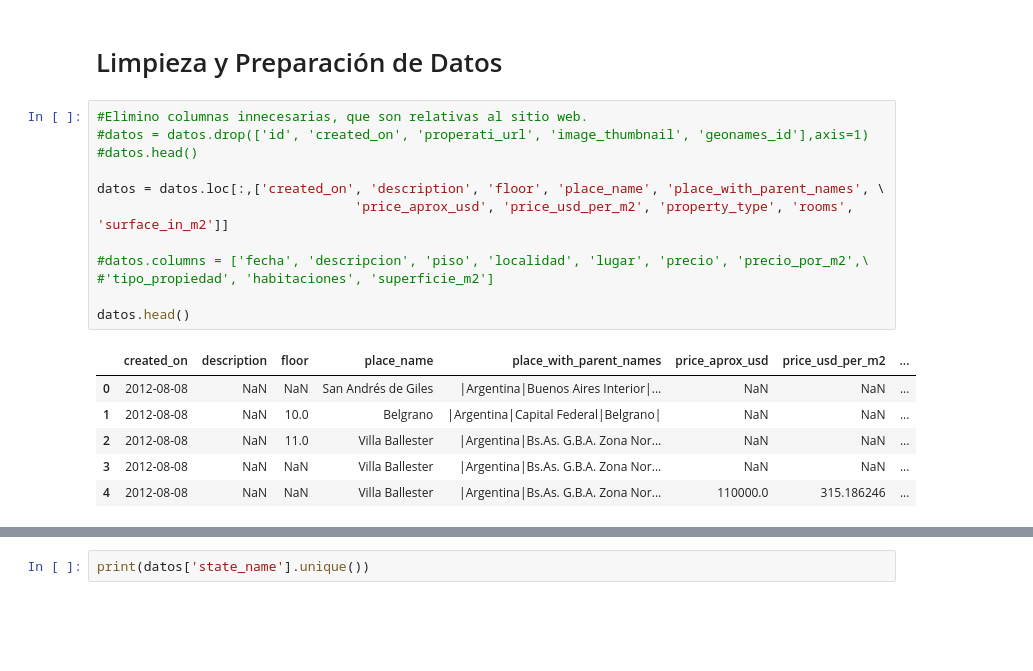
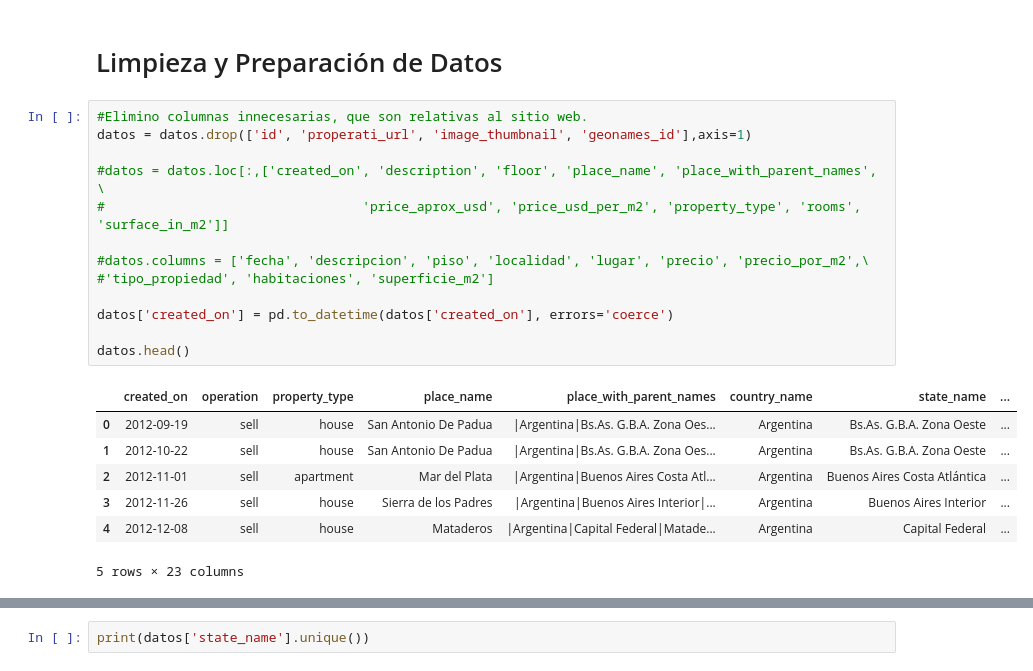
Before and after one commit to NicoGallegos/tpdatos, a Jupyter notebook: TP 1.ipynb, the cells around one changed output, grey strips where cells are left out. Saved outputs shown, nothing was run; the diff lists cells and outputs as text; blank space fills up the shorter version.

```diff
--- a/TP 1.ipynb
+++ b/TP 1.ipynb
@@ -57,23 +57,25 @@ memory usage: 265.8+ MB
 # Limpieza y Preparación de Datos
 # %%
 #Elimino columnas innecesarias, que son relativas al sitio web.
-#datos = datos.drop(['id', 'created_on', 'properati_url', 'image_thumbnail', 'geonames_id'],axis=1)
-#datos.head()
+datos = datos.drop(['id', 'properati_url', 'image_thumbnail', 'geonames_id'],axis=1)
 
-datos = datos.loc[:,['created_on', 'description', 'floor', 'place_name', 'place_with_parent_names', \
-                                 'price_aprox_usd', 'price_usd_per_m2', 'property_type', 'rooms', 'surface_in_m2']]
+#datos = datos.loc[:,['created_on', 'description', 'floor', 'place_name', 'place_with_parent_names', \
+#                                 'price_aprox_usd', 'price_usd_per_m2', 'property_type', 'rooms', 'surface_in_m2']]
 
 #datos.columns = ['fecha', 'descripcion', 'piso', 'localidad', 'lugar', 'precio', 'precio_por_m2',\
 #'tipo_propiedad', 'habitaciones', 'superficie_m2']
 
+datos['created_on'] = pd.to_datetime(datos['created_on'], errors='coerce')
+
 datos.head()
 # %% [output]
-|  | created_on | description | floor | place_name | place_with_parent_names | price_aprox_usd | price_usd_per_m2 | ... |
-| 0 | 2012-08-08 | NaN | NaN | San Andrés de Giles | |Argentina|Buenos Aires Interior|... | NaN | NaN | ... |
-| 1 | 2012-08-08 | NaN | 10.0 | Belgrano | |Argentina|Capital Federal|Belgrano| | NaN | NaN | ... |
-| 2 | 2012-08-08 | NaN | 11.0 | Villa Ballester | |Argentina|Bs.As. G.B.A. Zona Nor... | NaN | NaN | ... |
-| 3 | 2012-08-08 | NaN | NaN | Villa Ballester | |Argentina|Bs.As. G.B.A. Zona Nor... | NaN | NaN | ... |
-| 4 | 2012-08-08 | NaN | NaN | Villa Ballester | |Argentina|Bs.As. G.B.A. Zona Nor... | 110000.0 | 315.186246 | ... |
+|  | created_on | operation | property_type | place_name | place_with_parent_names | country_name | state_name | ... |
+| 0 | 2012-09-19 | sell | house | San Antonio De Padua | |Argentina|Bs.As. G.B.A. Zona Oes... | Argentina | Bs.As. G.B.A. Zona Oeste | ... |
+| 1 | 2012-10-22 | sell | house | San Antonio De Padua | |Argentina|Bs.As. G.B.A. Zona Oes... | Argentina | Bs.As. G.B.A. Zona Oeste | ... |
+| 2 | 2012-11-01 | sell | apartment | Mar del Plata | |Argentina|Buenos Aires Costa Atl... | Argentina | Buenos Aires Costa Atlántica | ... |
+| 3 | 2012-11-26 | sell | house | Sierra de los Padres | |Argentina|Buenos Aires Interior|... | Argentina | Buenos Aires Interior | ... |
+| 4 | 2012-12-08 | sell | house | Mataderos | |Argentina|Capital Federal|Matade... | Argentina | Capital Federal | ... |
+5 rows × 23 columns
 # %%
 #Verificamos datos
 print(datos['country_name'].unique())
```
Also changed, not shown: parts of 47 cells of this notebook.
